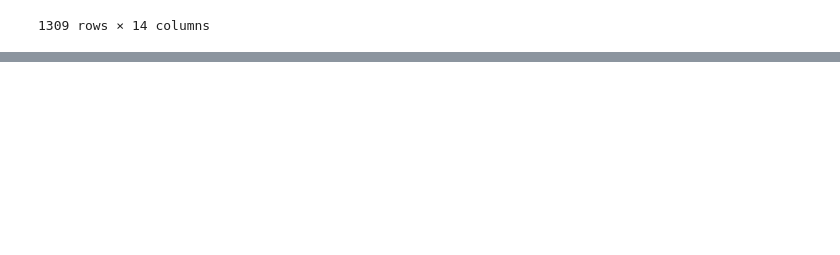
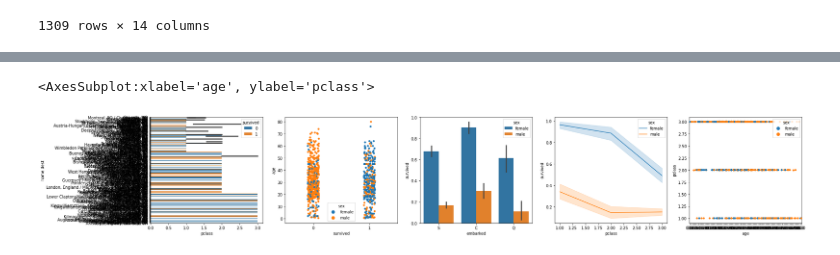
Before and after one commit to brs22/hello_ds, a Jupyter notebook: hello.ipynb, the cells around one changed output, grey strips where cells are left out. Cells and saved outputs as stored; diff of their text form; code cells hidden in the pictures; blank space fills up the shorter version.

```diff
--- a/hello.ipynb
+++ b/hello.ipynb
@@ -27,0 +43,11 @@ data.astype({"age":np.float64, "fare":np.float64})
+# %%
+#ver 2 different plots more resources in seaborn documentation http://seaborn.pydata.org/examples/index.html
+fig, axs = plt.subplots(ncols=5, figsize=(30,5))
+sns.barplot(y="home.dest", x="pclass", hue="survived", data=data, ax=axs[0])
+sns.stripplot(x="survived", y="age", hue="sex", data=data, ax=axs[1])
+sns.barplot(x="embarked", y="survived", hue="sex", data=data, ax=axs[2])
+sns.lineplot(x="pclass", y="survived", hue="sex", data=data, ax=axs[3])
+sns.stripplot(x="age", y="pclass", hue="sex", data=data, ax=axs[4])
+# %% [output]
+<AxesSubplot:xlabel='age', ylabel='pclass'>
+[figure, added]
```
Also changed, not shown: parts of 6 cells of this notebook, 1 other file.
